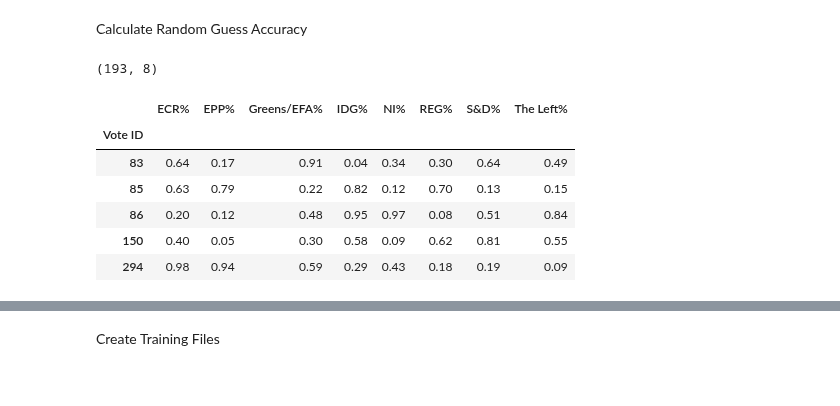
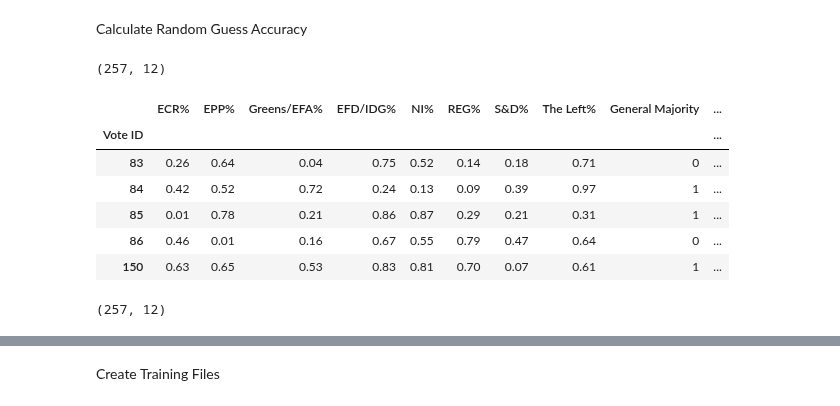
Before and after one commit to izu457/Thesis_Finetuning_GPT3.5_Political_Stance, a Jupyter notebook: Fine-Tuned Classifier.ipynb, the cells around one changed output, grey strips where cells are left out. Saved outputs shown, nothing was run; the diff lists cells and outputs as text; code cells hidden in the pictures.

Commit message:
added majority guesses

```diff
--- a/Fine-Tuned Classifier.ipynb
+++ b/Fine-Tuned Classifier.ipynb
@@ -7,8 +7,9 @@ import numpy as np
 import matplotlib.pyplot as plt
 import random
 # %%
-voted_docs_final = pd.read_csv('data/voted_docs_final_193.csv')
+voted_docs_final_EP9 = pd.read_csv('data/voted_laws_final_EP9.csv')
 
-display(voted_docs_final.head())
+display(voted_docs_final_EP9.head())
+voted_docs_final_EP9.columns
 # %% [output]
 |  | Unnamed: 0 | Vote ID | File | Order of vote | Date | Title | Procedure | Leg/Non-Leg/Bud | ... |
@@ -21,27 +32,36 @@ display(voted_docs_final.head())
 # %% [markdown]
 Calculate Random Guess Accuracy
 # %%
-# create new dataframe with same index/ Vote IDs
-random_guess = pd.DataFrame(index=voted_docs_final["Vote ID"])
+def get_random_guess(data):
+    # create new dataframe with same index/ Vote IDs
+    data = pd.DataFrame(index=data.index)
+    # add random guesses between 0 and 1 rounded to two decimals for each group
+    data['ECR%'] = [round(random.random(), 2) for _ in range(len(data))]
+    data['EPP%'] = [round(random.random(), 2) for _ in range(len(data))]
+    data['Greens/EFA%'] = [round(random.random(), 2) for _ in range(len(data))]
+    data['EFD/IDG%'] = [round(random.random(), 2) for _ in range(len(data))]
+    data['NI%'] = [round(random.random(), 2) for _ in range(len(data))]
+    data['REG%'] = [round(random.random(), 2) for _ in range(len(data))]
+    data['S&D%'] = [round(random.random(), 2) for _ in range(len(data))]
+    data['The Left%'] = [round(random.random(), 2) for _ in range(len(data))]
+    # guess 0 or 1 for majorities
+    data['General Majority'] = [random.choice([0, 1]) for _ in range(len(data))]
+    data['Right Majority'] = [random.choice([0, 1]) for _ in range(len(data))]
+    data['Left Majority'] = [random.choice([0, 1]) for _ in range(len(data))]
+    data['Consensus'] = [random.choice([0, 1]) for _ in range(len(data))]
+    return data
 
-# add random guesses between 0 and 1 rounded to two decimals for each group
-random_guess['ECR%'] = [round(random.random(), 2) for _ in range(len(voted_docs_final))]
-random_guess['EPP%'] = [round(random.random(), 2) for _ in range(len(voted_docs_final))]
-random_guess['Greens/EFA%'] = [round(random.random(), 2) for _ in range(len(voted_docs_final))]
-random_guess['IDG%'] = [round(random.random(), 2) for _ in range(len(voted_docs_final))]
-random_guess['NI%'] = [round(random.random(), 2) for _ in range(len(voted_docs_final))]
-random_guess['REG%'] = [round(random.random(), 2) for _ in range(len(voted_docs_final))]
-random_guess['S&D%'] = [round(random.random(), 2) for _ in range(len(voted_docs_final))]
-random_guess['The Left%'] = [round(random.random(), 2) for _ in range(len(voted_docs_final))]
-
-print(random_guess.shape)
-display(random_guess.head())
+# test function
+random_guess_EP9 = pd.DataFrame(index=voted_docs_final_EP9["Vote ID"])
+random_guess_EP9 = get_random_guess(random_guess_EP9)
+print(random_guess_EP9.shape)
+display(random_guess_EP9.head())
 # %% [output]
-(193, 8)
+(257, 12)
-|  | ECR% | EPP% | Greens/EFA% | IDG% | NI% | REG% | S&D% | The Left% |
-| Vote ID |  |  |  |  |  |  |  |  |
-| 83 | 0.64 | 0.17 | 0.91 | 0.04 | 0.34 | 0.30 | 0.64 | 0.49 |
-| 85 | 0.63 | 0.79 | 0.22 | 0.82 | 0.12 | 0.70 | 0.13 | 0.15 |
-| 86 | 0.20 | 0.12 | 0.48 | 0.95 | 0.97 | 0.08 | 0.51 | 0.84 |
-| 150 | 0.40 | 0.05 | 0.30 | 0.58 | 0.09 | 0.62 | 0.81 | 0.55 |
-| 294 | 0.98 | 0.94 | 0.59 | 0.29 | 0.43 | 0.18 | 0.19 | 0.09 |
+|  | ECR% | EPP% | Greens/EFA% | EFD/IDG% | NI% | REG% | S&D% | The Left% | General Majority | ... |
+| Vote ID |  |  |  |  |  |  |  |  |  | ... |
+| 83 | 0.26 | 0.64 | 0.04 | 0.75 | 0.52 | 0.14 | 0.18 | 0.71 | 0 | ... |
+| 84 | 0.42 | 0.52 | 0.72 | 0.24 | 0.13 | 0.09 | 0.39 | 0.97 | 1 | ... |
+| 85 | 0.01 | 0.78 | 0.21 | 0.86 | 0.87 | 0.29 | 0.21 | 0.31 | 1 | ... |
+| 86 | 0.46 | 0.01 | 0.16 | 0.67 | 0.55 | 0.79 | 0.47 | 0.64 | 0 | ... |
+| 150 | 0.63 | 0.65 | 0.53 | 0.83 | 0.81 | 0.70 | 0.07 | 0.61 | 1 | ... |
@@ -76,5 +93,9 @@ def accuracy_df (original_df, test_df, tolerance_interval):
     # calculate the accuracy as the sum of the accuracy dataframe divided by the number of cells
     accuracy = accuracy_df.sum().sum() / (accuracy_df.shape[0] * accuracy_df.shape[1])
     return round(accuracy, 4), accuracy_df
+# %%
+random_guess_EP9.shape
+# %% [output]
+(257, 12)
 # %%
 # calculate accuracy of random guesses
```
Also changed, not shown: parts of 7 cells of this notebook, 3 other files.
